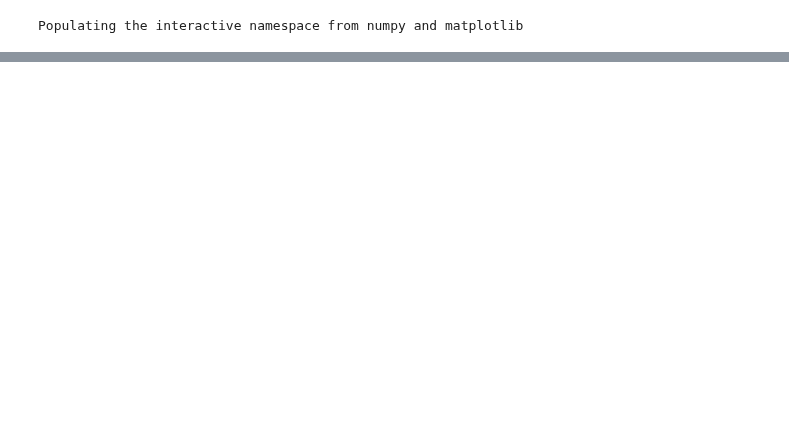
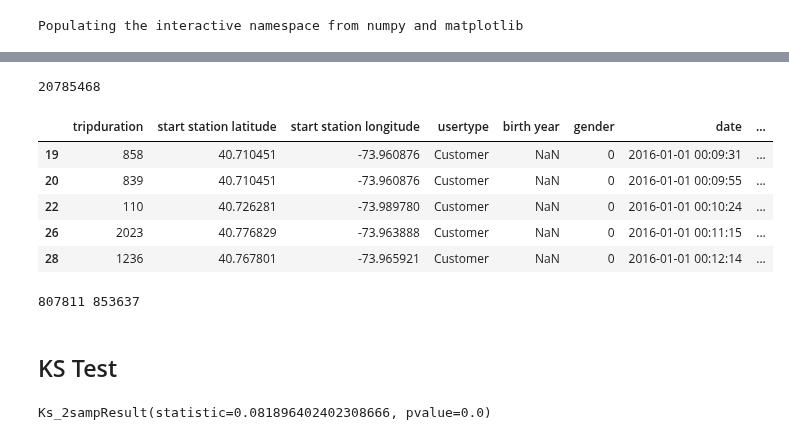
Before and after one commit to qiuyliu/PUI2017_uc288, a Jupyter notebook: HW4_uc288/Assignment_4_citibike.ipynb, the cells around one changed output, grey strips where cells are left out. Drawn from its saved outputs; the diff is of its cells as text; code cells hidden in the pictures; blank space fills up the shorter version.

```diff
--- a/HW4_uc288/Assignment_4_citibike.ipynb
+++ b/HW4_uc288/Assignment_4_citibike.ipynb
@@ -266,0 +314,37 @@ http://docs.scipy.org/doc/scipy/reference/generated/scipy.stats.spearmanr.html#s
+# %%
+def getBorough(row):
+    b_minlong = -74.0418978864012
+    b_minlat = 40.5695382235533
+    b_maxlong = -73.8335606267475
+    b_maxlat = 40.7391362164936
+
+    m_minlong = -74.0477310881111
+    m_minlat = 40.68292519539
+    m_maxlong = -73.9066524219675
+    m_maxlat = 40.8790463395808
+
+    if (b_minlat <= row['start station latitude'] <= b_maxlat) &(b_minlong <= row['start station longitude'] <= b_maxlong):
+        return 'Brooklyn'
+    elif (m_minlat <= row['start station latitude'] <= m_maxlat) &(m_minlong <= row['start station longitude'] <= m_maxlong):
+        return 'Manhattan'
+    else:
+        return 'Other'
+# %%
+df['borough'] = df.apply(getBorough, axis=1)
+# %%
+df['age'] = 2017 - df['birth year']
+# %%
+df['age'].dropna(inplace= True)
+# %%
+df.size
+# %% [output]
+20785468
+# %%
+df[df['usertype'] != 'Subscriber'].head()
+# %% [output]
+|  | tripduration | start station latitude | start station longitude | usertype | birth year | gender | date | ... |
+| 19 | 858 | 40.710451 | -73.960876 | Customer | NaN | 0 | 2016-01-01 00:09:31 | ... |
+| 20 | 839 | 40.710451 | -73.960876 | Customer | NaN | 0 | 2016-01-01 00:09:55 | ... |
+| 22 | 110 | 40.726281 | -73.989780 | Customer | NaN | 0 | 2016-01-01 00:10:24 | ... |
+| 26 | 2023 | 40.776829 | -73.963888 | Customer | NaN | 0 | 2016-01-01 00:11:15 | ... |
+| 28 | 1236 | 40.767801 | -73.965921 | Customer | NaN | 0 | 2016-01-01 00:12:14 | ... |
@@ -266,0 +357,11 @@ http://docs.scipy.org/doc/scipy/reference/generated/scipy.stats.spearmanr.html#s
+# %%
+print(manhattan_riders.size, brooklyn_riders.size)
+# %% [output]
+807811 853637
+# %% [markdown]
+## KS Test
+# %%
+ks_age = scipy.stats.ks_2samp(brooklyn_riders, manhattan_riders)
+print(ks_age)
+# %% [output]
+Ks_2sampResult(statistic=0.081896402402308666, pvalue=0.0)
```
Also changed, not shown: parts of 82 cells of this notebook, 1 other file.
